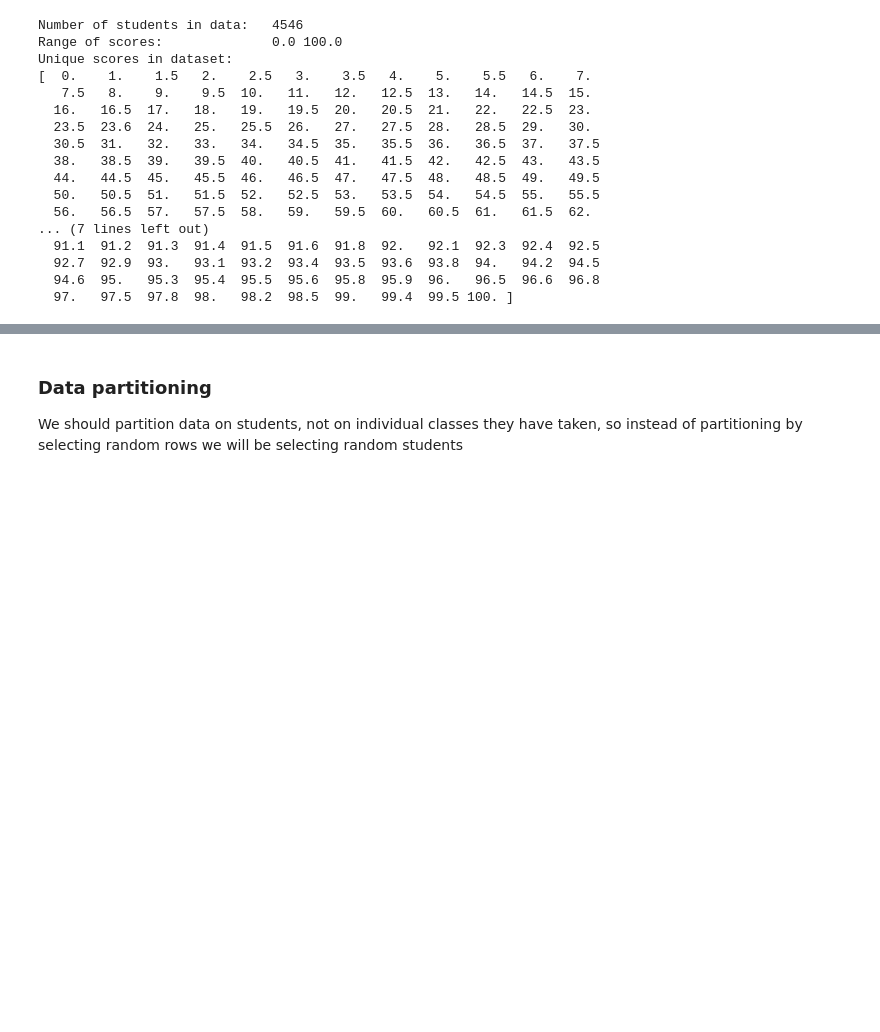
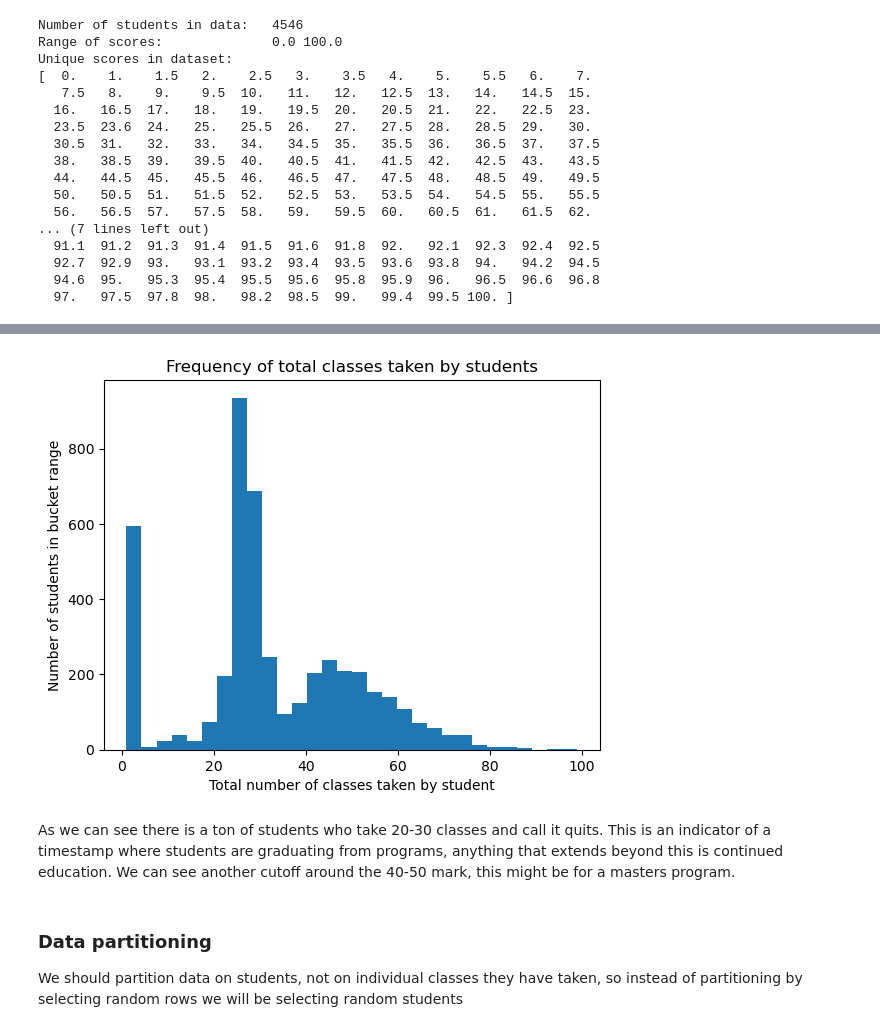
Before and after one commit to jahoon1998/CU-Boulder-CSCI-5502-Data-Mining, a Jupyter notebook: content-based-filtering/User-User-Content-Based.ipynb, the cells around one changed output, grey strips where cells are left out. Saved outputs shown, nothing was run; the diff lists cells and outputs as text; code cells hidden in the pictures; blank space fills up the shorter version.

```diff
--- a/content-based-filtering/User-User-Content-Based.ipynb
+++ b/content-based-filtering/User-User-Content-Based.ipynb
@@ -131,3 +135,14 @@ display(career_student_data.head(5))
+# %%
+temp_matrix_def_not_jumping_ahead = career_student_data.pivot_table(index="StudentId", columns="CourseId", values="Score")
+plt.hist(temp_matrix_def_not_jumping_ahead.count(axis=1), bins=30)
+plt.title("Frequency of total classes taken by students")
+plt.xlabel("Total number of classes taken by student")
+plt.ylabel("Number of students in bucket range")
+del(temp_matrix_def_not_jumping_ahead)
+# %% [output]
+[figure, added]
+# %% [markdown]
+As we can see there is a ton of students who take 20-30 classes and call it quits. This is an indicator of a timestamp where students are graduating from programs, anything that extends beyond this is continued education. We can see another cutoff around the 40-50 mark, this might be for a masters program.
 # %% [markdown]
 ### Data partitioning
 We should partition data on students, not on individual classes they have taken, so instead of partitioning by selecting random rows we will be selecting random students
```
Also changed, not shown: parts of 16 cells of this notebook.
